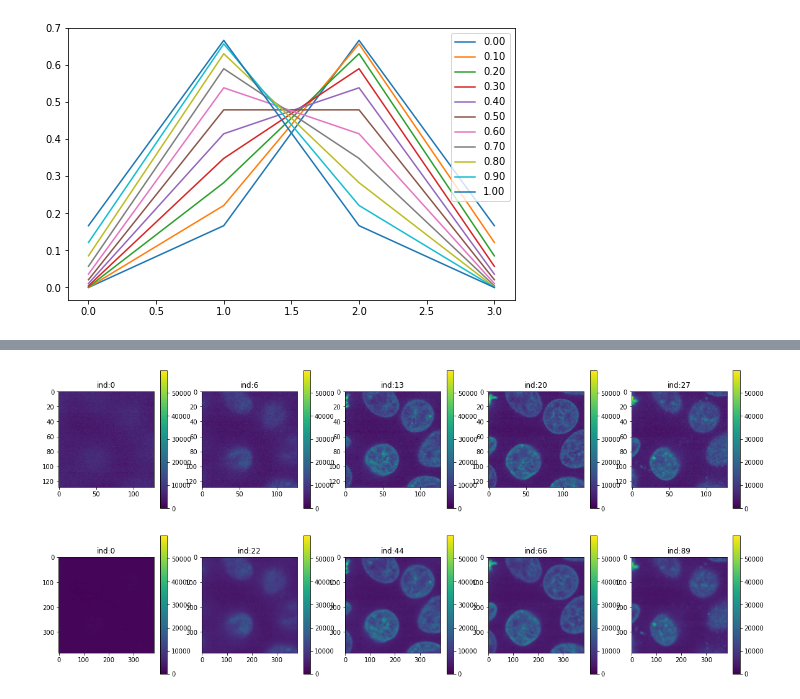
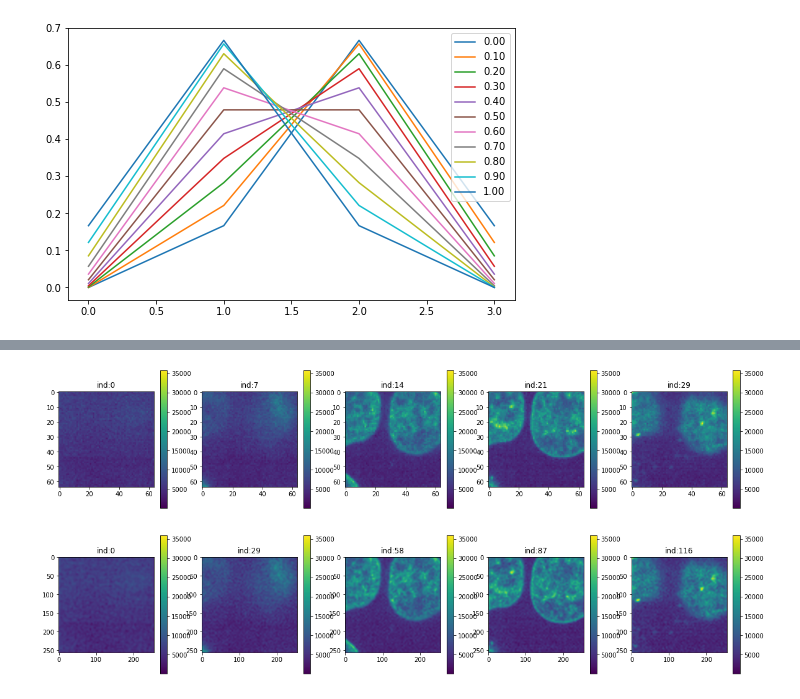
Before and after one commit to kkhchung/smlm-dl, a Jupyter notebook: smlm_dl/spline_tests.ipynb, the cells around one changed output, grey strips where cells are left out. Drawn from its saved outputs; the diff is of its cells as text; code cells hidden in the pictures.

```diff
--- a/smlm_dl/spline_tests.ipynb
+++ b/smlm_dl/spline_tests.ipynb
@@ -146,5 +143,5 @@ Line #      Hits         Time  Per Hit   % Time  Line Contents
 # %%
-volume = skimage.data.cells3d()[15:-15,1,64:-64,64:-64].astype(np.float32)
+volume = skimage.data.cells3d()[15:-15,1,128:128+64,192:192+64].astype(np.float32)
 volume = np.moveaxis(volume, 0, -1)
 print(volume.shape)
 
@@ -186,25 +182,25 @@ Not well fitted.
 # %%
-scale = 3
+scale = 4
 volume_interpolated = spline_model.render(scale).detach().numpy()
 
 vmin = min(volume.min(), volume_interpolated.min())
 vmax = max(volume.max(), volume_interpolated.max())
 
 n = 5
 fig, axes = subplots(2, n, figsize=(n*4, 3*3))
-for i, j in enumerate(np.linspace(0, volume.shape[2]-scale, n)):
+for i, j in enumerate(np.linspace(0, volume.shape[2]-1, n)):
     j = int(floor(j))
     im=axes[0,i].imshow(volume[:,:,j], vmin=vmin, vmax=vmax)
     colorbar(im, ax=axes[0,i])
     axes[0,i].set_title("ind:{}".format(j))
 
-for i, j in enumerate(np.linspace(0, volume_interpolated.shape[2]-1, n)):
+for i, j in enumerate(np.linspace(0, volume_interpolated.shape[2]-scale, n)):
     j = int(floor(j))
     im=axes[1,i].imshow(volume_interpolated[:,:,j], vmin=vmin, vmax=vmax)
     colorbar(im, ax=axes[1,i])
     axes[1,i].set_title("ind:{}".format(j))
 # %% [output]
-[figure, old version]
+[figure, new version]
 # %%
 reload(renderer)
 print(volume.shape)
```
Also changed, not shown: parts of 13 cells of this notebook, 1 other file.
